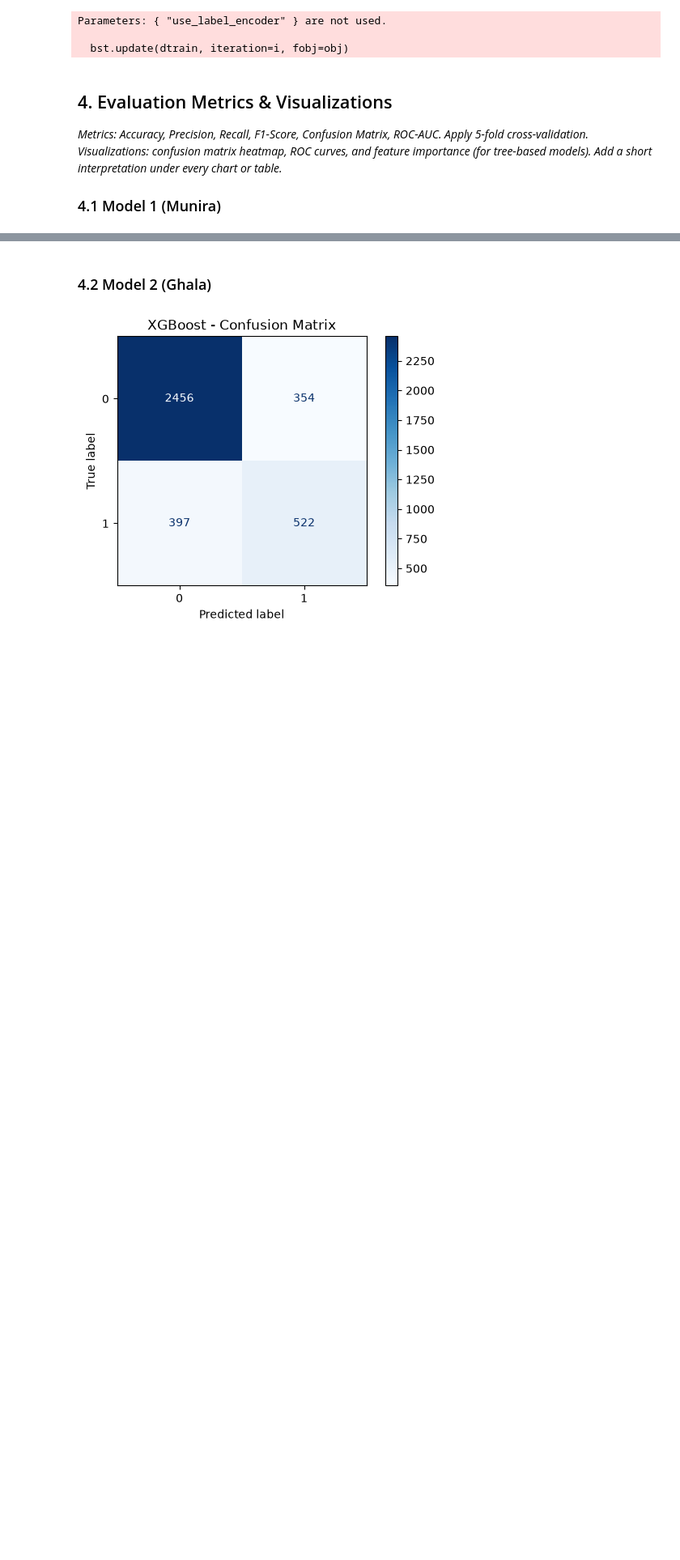
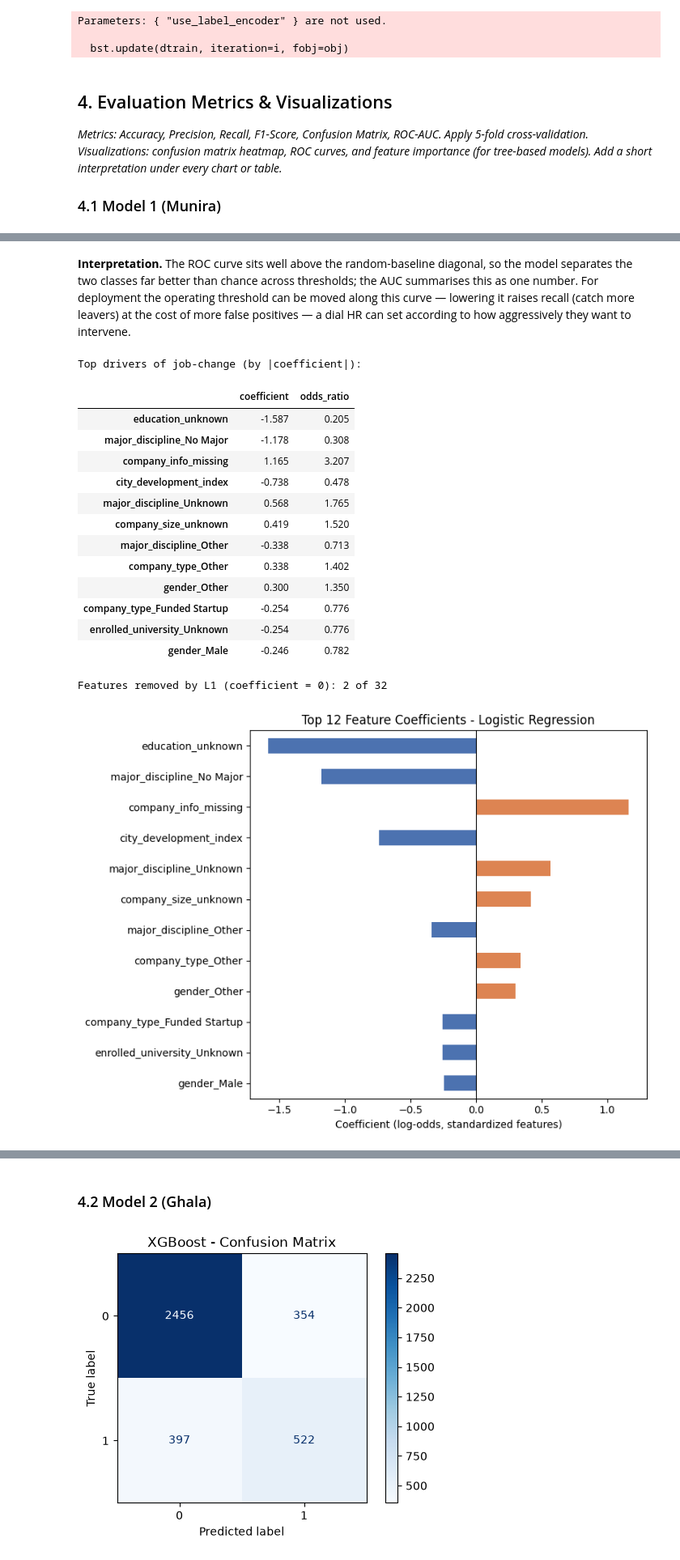
Before and after one commit to ManarAlrazin/SW485-Project-Group2, a Jupyter notebook: Phase1_Supervised_Learning.ipynb, the cells around one changed output, grey strips where cells are left out. Shown at 81% size. Cells and saved outputs as stored; diff of their text form; code cells hidden in the pictures; blank space fills up the shorter version.

```diff
--- a/Phase1_Supervised_Learning.ipynb
+++ b/Phase1_Supervised_Learning.ipynb
@@ -193,0 +346,46 @@ Parameters: { "use_label_encoder" } are not used.
+# %% [markdown]
+**Interpretation.** The ROC curve sits well above the random-baseline diagonal, so the model separates the two classes far better than chance across thresholds; the AUC summarises this as one number. For deployment the operating threshold can be moved along this curve — lowering it raises recall (catch more leavers) at the cost of more false positives — a dial HR can set according to how aggressively they want to intervene.
+# %%
+# Model 1: feature importance via coefficients / odds ratios
+# For a linear model the coefficient magnitude (on standardized inputs) is the
+# importance, and its sign is the direction. exp(coef) turns it into an odds ratio.
+coef = pd.Series(best_logreg.coef_[0], index=X_train.columns)
+coef_sorted = coef.reindex(coef.abs().sort_values(ascending=False).index)
+odds_ratios = np.exp(coef)
+
+# Table of the strongest drivers.
+drivers = pd.DataFrame({
+    "coefficient": coef_sorted,
+    "odds_ratio": odds_ratios.reindex(coef_sorted.index),
+}).round(3)
+print("Top drivers of job-change (by |coefficient|):")
+display(drivers.head(12))
+print(f"\nFeatures removed by L1 (coefficient = 0): {int((coef == 0).sum())} of {len(coef)}")
+
+# Horizontal bar chart of the top 12 (orange = raises job-change odds, blue = lowers).
+top = coef_sorted.head(12)[::-1]
+colors = ["#DD8452" if c > 0 else "#4C72B0" for c in top.values]
+plt.figure(figsize=(8, 6))
+top.plot(kind="barh", color=colors)
+plt.axvline(0, color="black", lw=0.8)
+plt.title("Top 12 Feature Coefficients - Logistic Regression")
+plt.xlabel("Coefficient (log-odds, standardized features)")
+plt.tight_layout()
+plt.show()
+# %% [output]
+Top drivers of job-change (by |coefficient|):
+|  | coefficient | odds_ratio |
+| education_unknown | -1.587 | 0.205 |
+| major_discipline_No Major | -1.178 | 0.308 |
+| company_info_missing | 1.165 | 3.207 |
+| city_development_index | -0.738 | 0.478 |
+| major_discipline_Unknown | 0.568 | 1.765 |
+| company_size_unknown | 0.419 | 1.520 |
+| major_discipline_Other | -0.338 | 0.713 |
+| company_type_Other | 0.338 | 1.402 |
+| gender_Other | 0.300 | 1.350 |
+| company_type_Funded Startup | -0.254 | 0.776 |
+| enrolled_university_Unknown | -0.254 | 0.776 |
+| gender_Male | -0.246 | 0.782 |
+Features removed by L1 (coefficient = 0): 2 of 32
+[figure, added]
```
Also changed, not shown: parts of 12 cells of this notebook, 2 other files.
